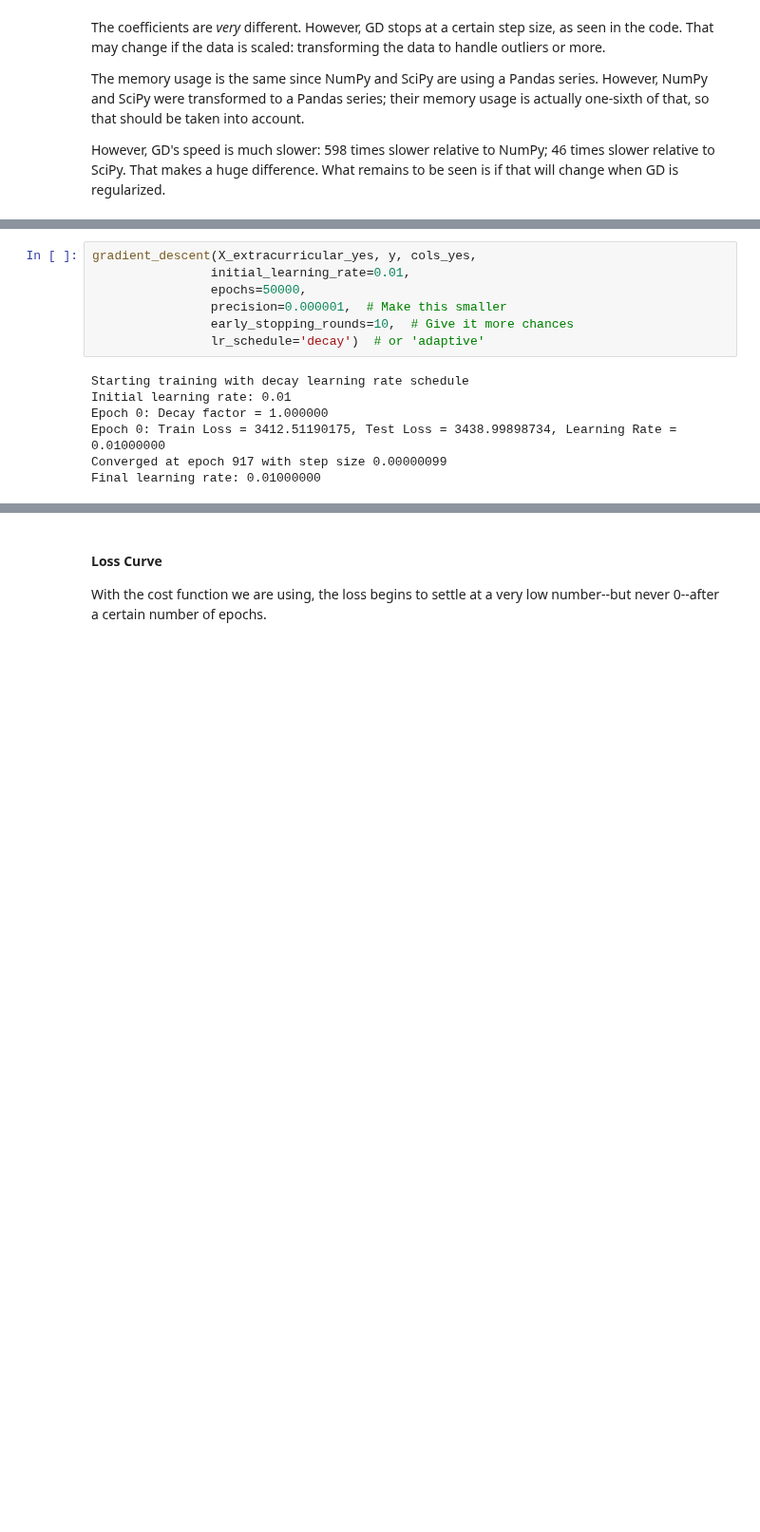
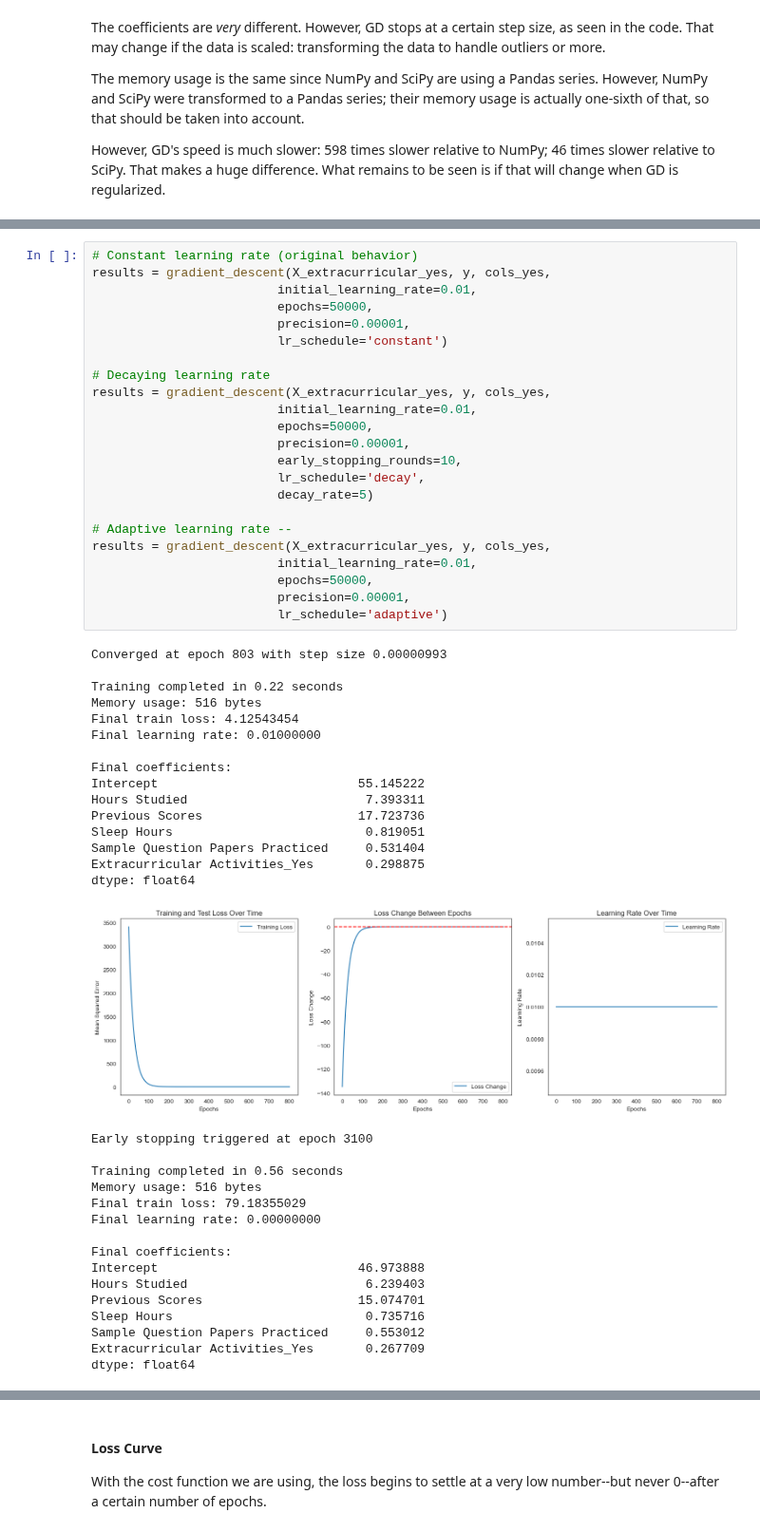
Before and after one commit to add0794/ordinary-least-squares-gradient-descent, a Jupyter notebook: ols_gd.ipynb, the cells around one changed output, grey strips where cells are left out. Shown at 95% size. Cells and saved outputs as stored; diff of their text form; blank space fills up the shorter version.

Commit message:
finish gradient descent function

```diff
--- a/ols_gd.ipynb
+++ b/ols_gd.ipynb
@@ -1212,14 +1291,55 @@ def gradient_descent(features, label, cols, initial_learning_rate, epochs, preci
-# %%
-gradient_descent(X_extracurricular_yes, y, cols_yes,
-                initial_learning_rate=0.01,
-                epochs=50000,
-                precision=0.000001,  # Make this smaller
-                early_stopping_rounds=10,  # Give it more chances
-                lr_schedule='decay')  # or 'adaptive'
-# %% [output]
-Starting training with decay learning rate schedule
-Initial learning rate: 0.01
-Epoch 0: Decay factor = 1.000000
-Epoch 0: Train Loss = 3412.51190175, Test Loss = 3438.99898734, Learning Rate = 0.01000000
-Converged at epoch 917 with step size 0.00000099
-Final learning rate: 0.01000000
+# %%
+# Constant learning rate (original behavior)
+results = gradient_descent(X_extracurricular_yes, y, cols_yes,
+                         initial_learning_rate=0.01,
+                         epochs=50000,
+                         precision=0.00001,
+                         lr_schedule='constant')
+
+# Decaying learning rate
+results = gradient_descent(X_extracurricular_yes, y, cols_yes,
+                         initial_learning_rate=0.01,
+                         epochs=50000,
+                         precision=0.00001,
+                         early_stopping_rounds=10,
+                         lr_schedule='decay',
+                         decay_rate=5)
+
+# Adaptive learning rate --
+results = gradient_descent(X_extracurricular_yes, y, cols_yes,
+                         initial_learning_rate=0.01,
+                         epochs=50000,
+                         precision=0.00001,
+                         lr_schedule='adaptive')
+# %% [output]
+Converged at epoch 803 with step size 0.00000993
+
+Training completed in 0.22 seconds
+Memory usage: 516 bytes
+Final train loss: 4.12543454
+Final learning rate: 0.01000000
+
+Final coefficients:
+Intercept                           55.145222
+Hours Studied                        7.393311
+Previous Scores                     17.723736
+Sleep Hours                          0.819051
+Sample Question Papers Practiced     0.531404
+Extracurricular Activities_Yes       0.298875
+dtype: float64
+[figure, added]
+Early stopping triggered at epoch 3100
+
+Training completed in 0.56 seconds
+Memory usage: 516 bytes
+Final train loss: 79.18355029
+Final learning rate: 0.00000000
+
+Final coefficients:
+Intercept                           46.973888
+Hours Studied                        6.239403
+Previous Scores                     15.074701
+Sleep Hours                          0.735716
+Sample Question Papers Practiced     0.553012
+Extracurricular Activities_Yes       0.267709
+dtype: float64
```
Also changed, not shown: parts of 14 cells of this notebook.
